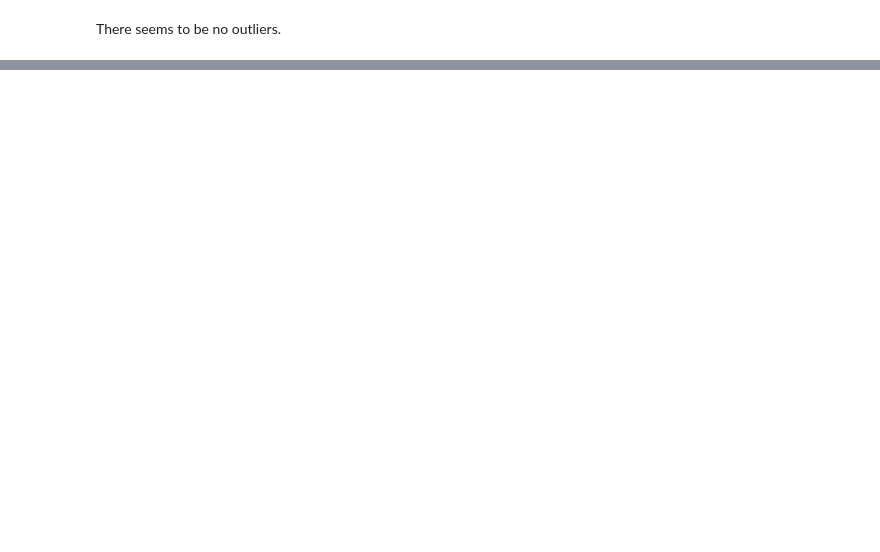
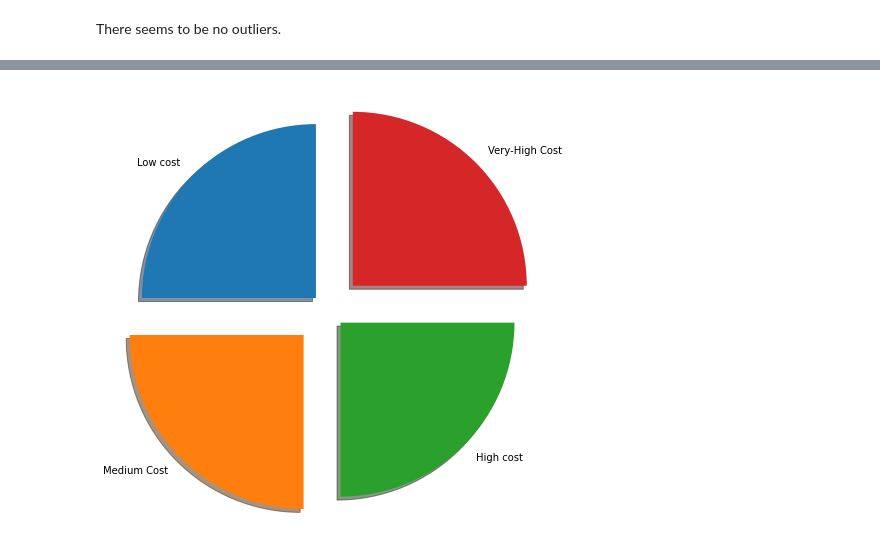
Before and after one commit to JayaVishwa/Mobile-Price-Range-Prediction, a Jupyter notebook: Mobile Price Range Prediction.ipynb, the cells around one changed output, grey strips where cells are left out. Cells and saved outputs as stored; diff of their text form; code cells hidden in the pictures; blank space fills up the shorter version.

```diff
--- a/Mobile Price Range Prediction.ipynb
+++ b/Mobile Price Range Prediction.ipynb
@@ -213,0 +285,12 @@ There seems to be no outliers.
+# %%
+# making a prie chart
+
+price_labels = ['Low cost' , 'Medium Cost' , 'High cost' , 'Very-High Cost']
+data = df['price_range'].value_counts()
+
+# Creating the plot
+fig = plt.figure(figsize=(10,8))
+plt.pie(data, labels = price_labels, explode = (0.1,0.2,0.1,0.2), shadow=True, startangle= 90)
+plt.show()
+# %% [output]
+[figure, added]
```
Also changed, not shown: parts of 131 cells of this notebook, 2 other files.
